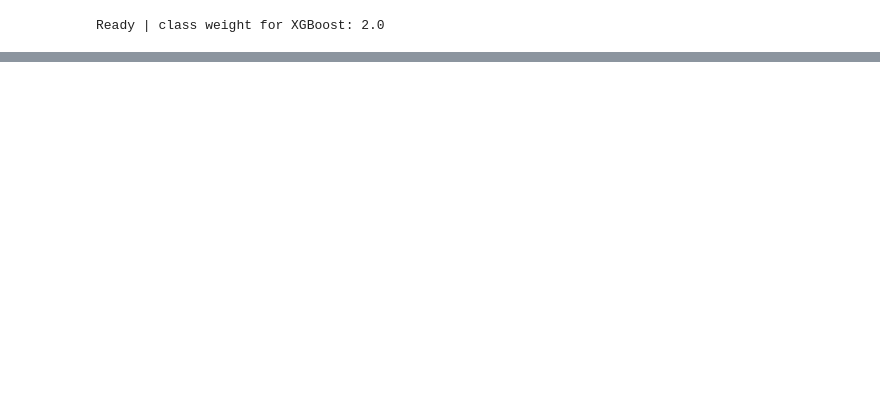
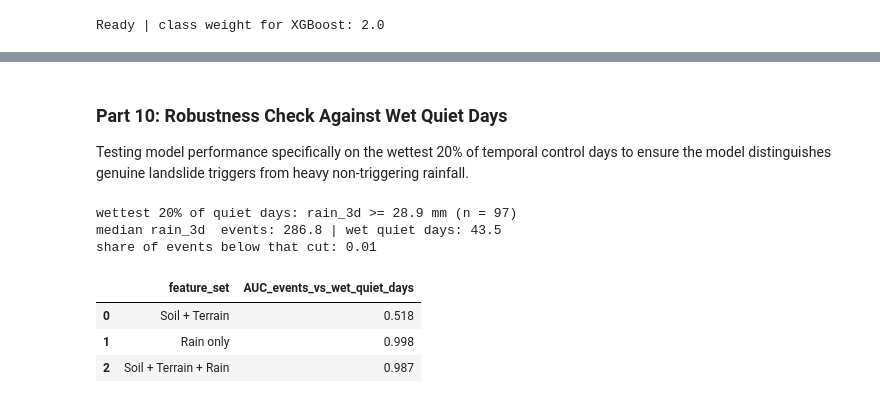
Before and after one commit to amasha-sinhalagoda/J26-IT-334, a Jupyter notebook: Rainfall_data_re_Arrange.ipynb, the cells around one changed output, grey strips where cells are left out. Saved outputs shown, nothing was run; the diff lists cells and outputs as text; code cells hidden in the pictures; blank space fills up the shorter version.

```diff
--- a/Rainfall_data_re_Arrange.ipynb
+++ b/Rainfall_data_re_Arrange.ipynb
@@ -287,0 +319,23 @@ pd.DataFrame(out).round(3)
+# %% [markdown]
+### Part 10: Robustness Check Against Wet Quiet Days
+Testing model performance specifically on the wettest 20% of temporal control days to ensure the model distinguishes genuine landslide triggers from heavy non-triggering rainfall.
+# %%
+quiet_rows = rtype == "temporal_control"
+cut = v3.loc[quiet_rows, "rain_3d_mm"].quantile(0.80)           # wettest 20% of quiet days
+wet = quiet_rows & (v3["rain_3d_mm"].values >= cut)
+hard = (rtype == "event") | wet
+
+print(f"wettest 20% of quiet days: rain_3d >= {cut:.1f} mm (n = {wet.sum()})")
+print("median rain_3d  events:", round(v3.loc[rtype == 'event', 'rain_3d_mm'].median(), 1),
+      "| wet quiet days:", round(v3.loc[wet, 'rain_3d_mm'].median(), 1))
+print("share of events below that cut:", round((v3.loc[rtype == 'event', 'rain_3d_mm'] < cut).mean(), 2))
+pd.DataFrame([dict(feature_set=fs, AUC_events_vs_wet_quiet_days=sl(hard, oof[(fs, "LightGBM")]))
+              for fs in FEATURE_SETS]).round(3)
+# %% [output]
+wettest 20% of quiet days: rain_3d >= 28.9 mm (n = 97)
+median rain_3d  events: 286.8 | wet quiet days: 43.5
+share of events below that cut: 0.01
+|  | feature_set | AUC_events_vs_wet_quiet_days |
+| 0 | Soil + Terrain | 0.518 |
+| 1 | Rain only | 0.998 |
+| 2 | Soil + Terrain + Rain | 0.987 |
```
Also changed, not shown: parts of 21 cells of this notebook.
